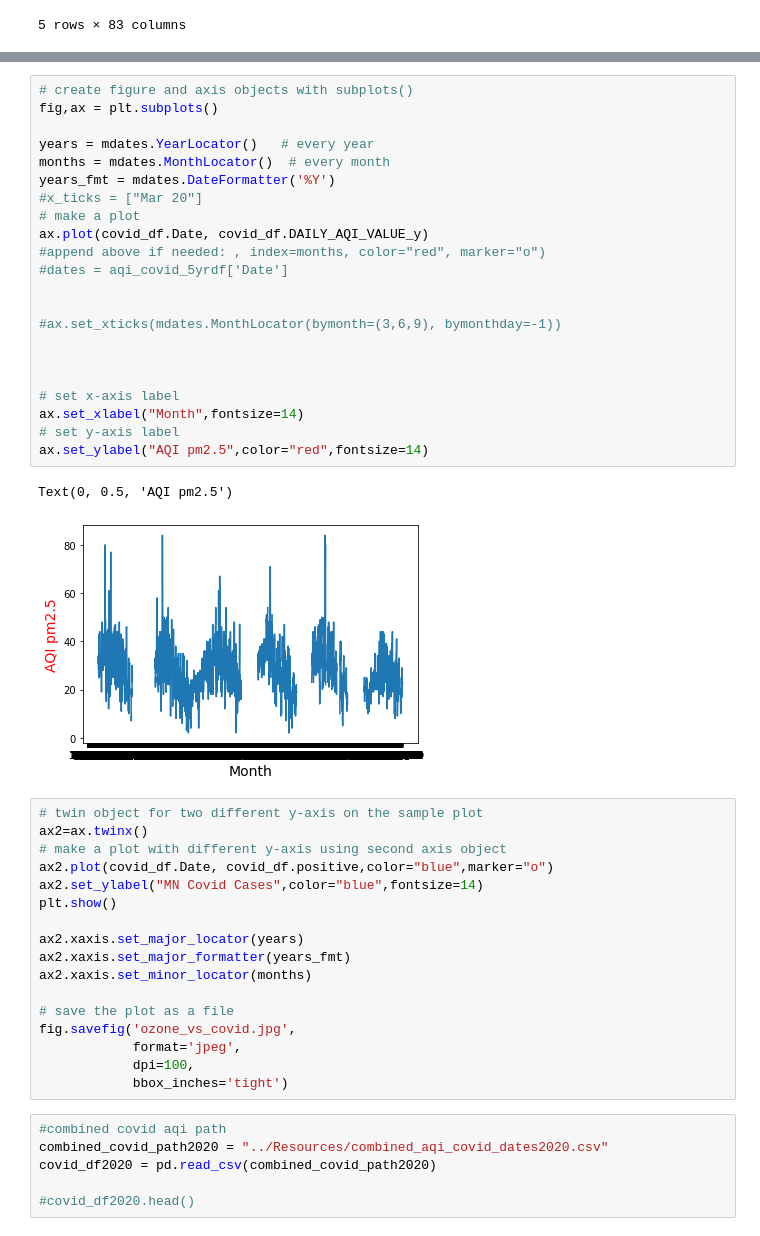
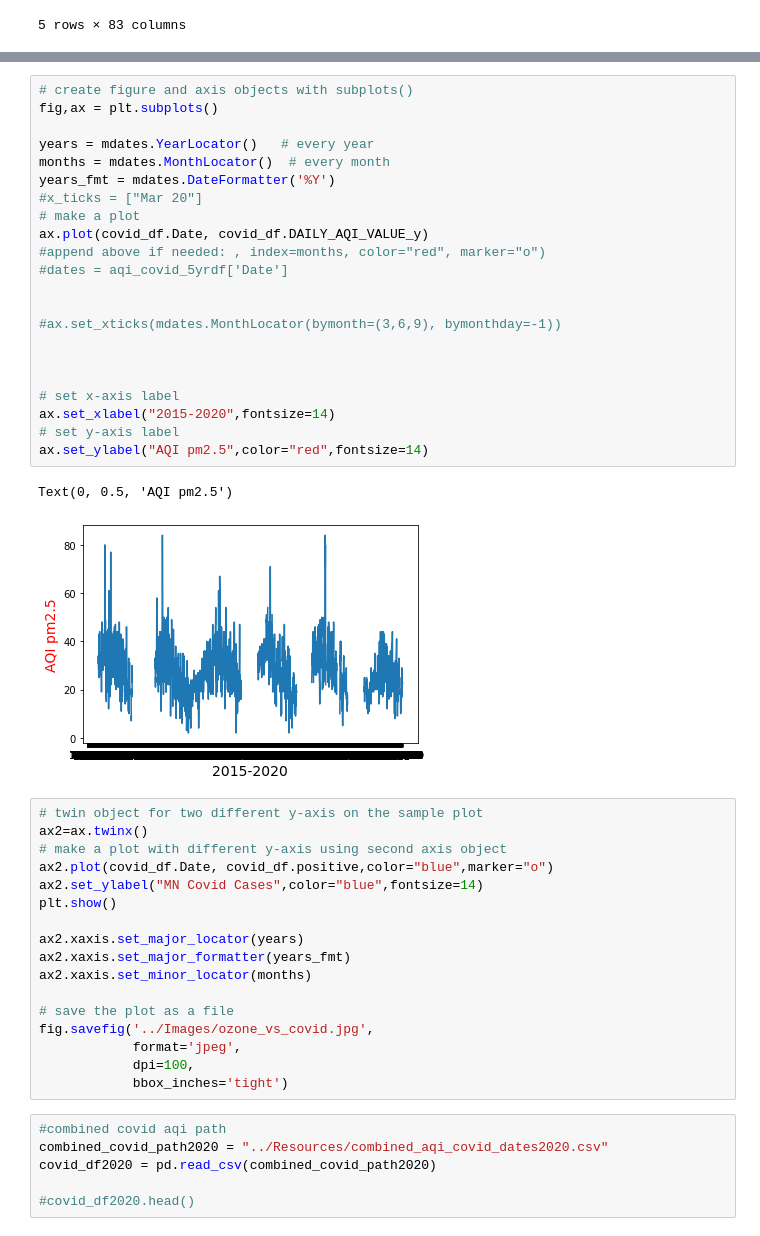
Before and after one commit to gonzaloreusch/Air-Quality, a Jupyter notebook: DataFrames/MatPlotLib_AQI.ipynb, the cells around one changed output, grey strips where cells are left out. Saved outputs shown, nothing was run; the diff lists cells and outputs as text.

```diff
--- a/DataFrames/MatPlotLib_AQI.ipynb
+++ b/DataFrames/MatPlotLib_AQI.ipynb
@@ -182,28 +182,28 @@ fig.savefig('aqi_5yr.jpg',
 # %%
 # create figure and axis objects with subplots()
 fig,ax = plt.subplots()
 
 years = mdates.YearLocator()   # every year
 months = mdates.MonthLocator()  # every month
 years_fmt = mdates.DateFormatter('%Y')
 #x_ticks = ["Mar 20"]
 # make a plot
 ax.plot(covid_df.Date, covid_df.DAILY_AQI_VALUE_y)
 #append above if needed: , index=months, color="red", marker="o")
 #dates = aqi_covid_5yrdf['Date']
 
 
 #ax.set_xticks(mdates.MonthLocator(bymonth=(3,6,9), bymonthday=-1))
 
 
 
 # set x-axis label
-ax.set_xlabel("Month",fontsize=14)
+ax.set_xlabel("2015-2020",fontsize=14)
 # set y-axis label
 ax.set_ylabel("AQI pm2.5",color="red",fontsize=14)
 # %% [output]
 Text(0, 0.5, 'AQI pm2.5')
-[figure, old version]
+[figure, new version]
 # %%
 # twin object for two different y-axis on the sample plot
 ax2=ax.twinx()
@@ -217,7 +217,7 @@ ax2.xaxis.set_major_formatter(years_fmt)
 ax2.xaxis.set_minor_locator(months)
 
 # save the plot as a file
-fig.savefig('ozone_vs_covid.jpg',
+fig.savefig('../Images/ozone_vs_covid.jpg',
             format='jpeg',
             dpi=100,
             bbox_inches='tight')
```
Also changed, not shown: parts of 2 cells of this notebook.
